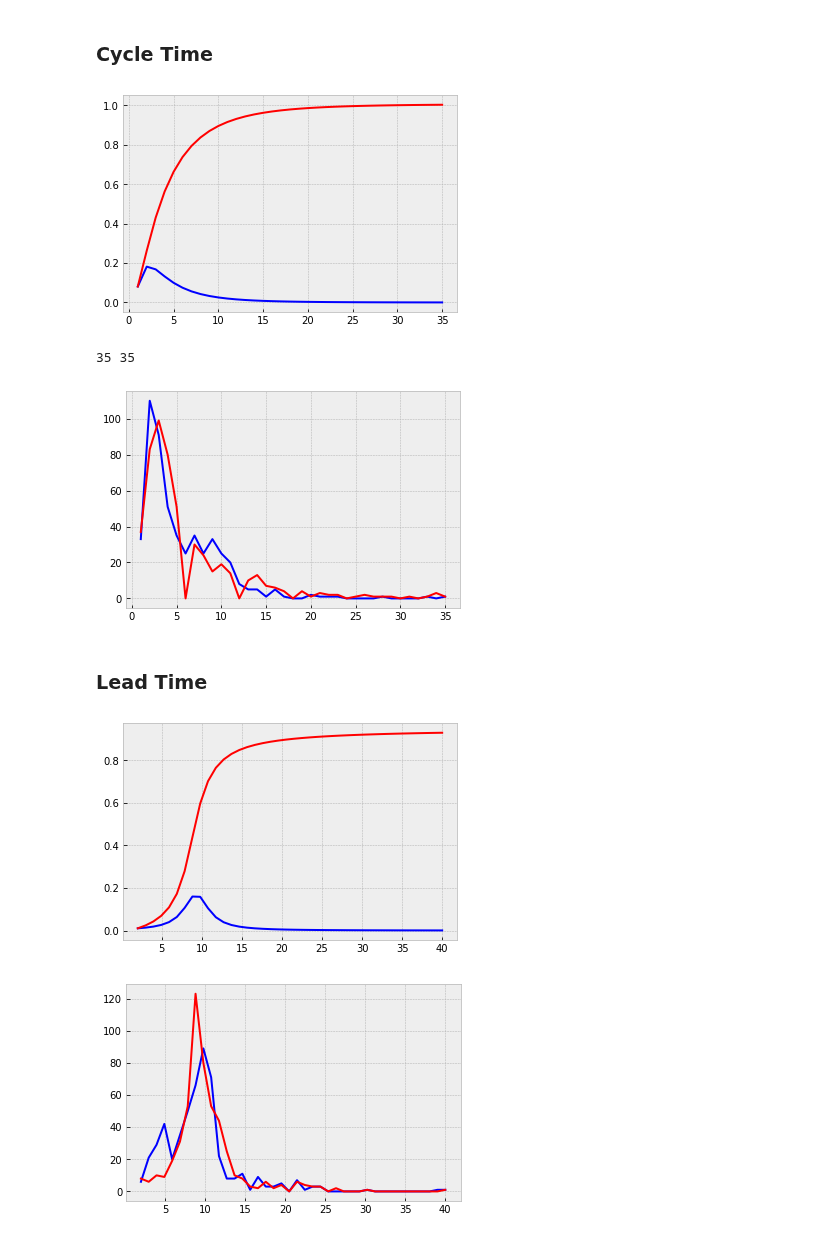
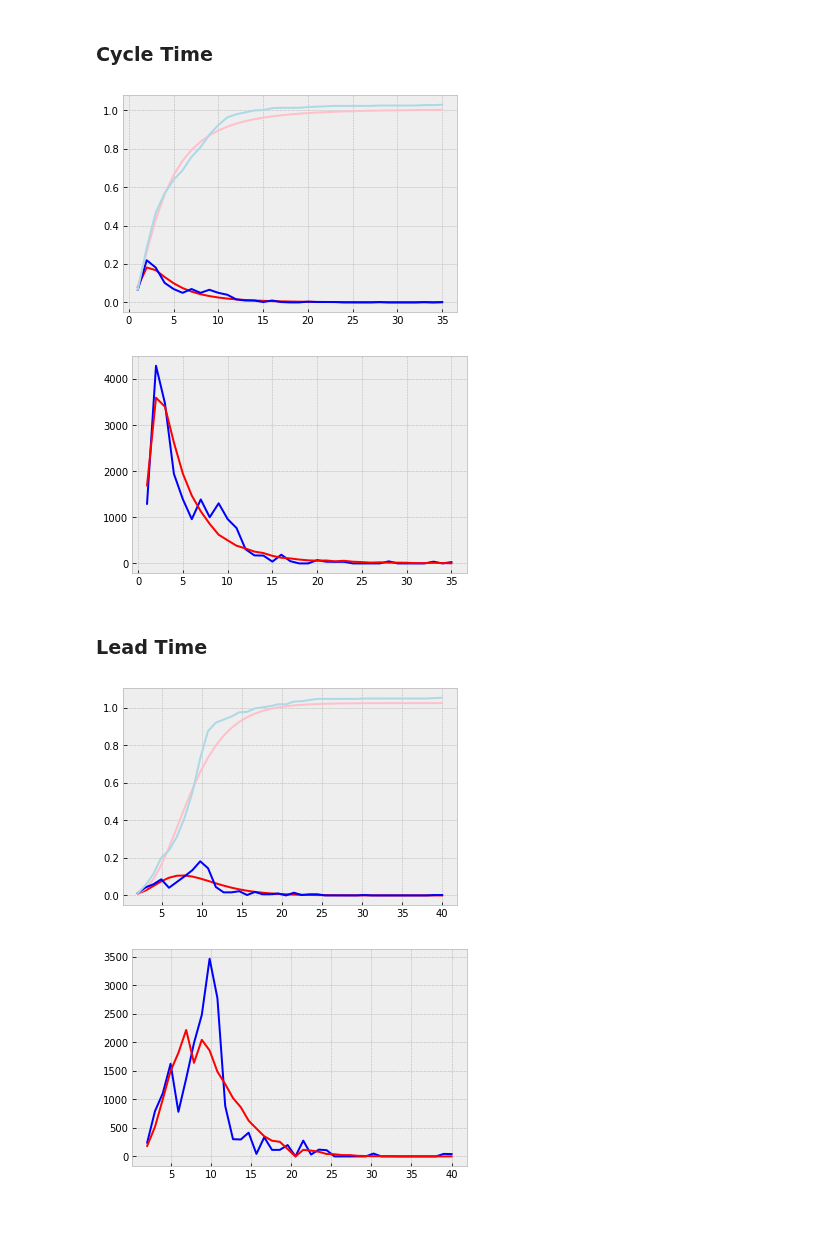
Before and after one commit to zkavtaskin/Lead-Time-Driven-Delivery-Simulation, a Jupyter notebook: Notebook/LittlePower.ipynb, the cells around one changed output. Saved outputs shown, nothing was run; the diff lists cells and outputs as text; code cells hidden in the pictures.

```diff
--- a/Notebook/LittlePower.ipynb
+++ b/Notebook/LittlePower.ipynb
@@ -157,33 +159,40 @@ For cycle time and lead time lognormal distributions are choosen as they should
 ### Cycle Time
 # %%
 from pylab import linspace
-import scipy.stats
+import scipy.stats as stats
 
-cycle_dist = scipy.stats.lognorm
+cycle_dist = stats.lognorm
 cycle_min = int(sprints.describe().CycleTime["min"])
 cycle_max = int(sprints.describe().CycleTime["max"])
 X = linspace(cycle_min, cycle_max, cycle_max)
+
 cycle_fitted = cycle_dist.pdf(X, *f_cycle.fitted_param['lognorm'])
 cycle_cumulative = np.cumsum(cycle_fitted)
-plt.plot(X, cycle_fitted, c='blue')
-plt.plot(X, cycle_cumulative, c='red')
+
+cycle_actual,  cycle_actual_bins = np.histogram(sprints["CycleTime"].values, bins=cycle_max, density=True)
+cycle_cumulative_actual = np.cumsum(cycle_actual)
+
+plt.plot(X, cycle_fitted, c='red')
+plt.plot(X, cycle_cumulative, c='pink')
+plt.plot(X, cycle_actual, c='blue')
+plt.plot(X, cycle_cumulative_actual, c='lightblue')
 plt.show()
 # %% [output]
-[figure, old version]
+[figure, new version]
 # %%
 cycle_fitted_discretized = np.copy(cycle_fitted)
 p_overflow = (cycle_cumulative[-1:]-1.0)[0]
 p_max_index = np.argmax(cycle_fitted)
 cycle_fitted_discretized[p_max_index] -= p_overflow
 
-actual, bins = np.histogram(sprints["CycleTime"], bins=cycle_max)
-simulated, bins = np.histogram(np.random.choice(X, 516, p=cycle_fitted_discretized), bins=cycle_max)
+actual_sample = np.random.choice(sprints["CycleTime"].values, 20000)
+actual, bins = np.histogram(actual_sample, bins=cycle_max)
 
-print(cycle_max, len(cycle_fitted_discretized))
+function_sample = np.random.choice(X, 20000, p=cycle_fitted_discretized)
+simulated, bins = np.histogram(function_sample, bins=cycle_max)
 
 plt.plot(X, actual, c='blue')
 plt.plot(X, simulated, c='red')
 plt.show()
 # %% [output]
-35 35
-[figure, old version]
+[figure, new version]
@@ -190,28 +202,36 @@ plt.show()
 # %% [markdown]
 ### Lead Time
 # %%
-lead_dist = scipy.stats.cauchy
+lead_dist = stats.lognorm
 lead_min = int(sprints.describe().LeadTime["min"])
 lead_max = int(sprints.describe().LeadTime["max"])
 X = linspace(lead_min, lead_max, lead_max)
-lead_fitted = lead_dist.pdf(X, *f_lead.fitted_param['cauchy'])
+
+lead_fitted = lead_dist.pdf(X, *f_lead.fitted_param['lognorm'])
 lead_cumulative = np.cumsum(lead_fitted)
-plt.plot(X, lead_fitted, c='blue')
-plt.plot(X, lead_cumulative, c='red')
+
+lead_actual, lead_actual_bins = np.histogram(sprints["LeadTime"].values, bins=lead_max, density=True)
+lead_cumulative_actual = np.cumsum(lead_actual)
+
+
+plt.plot(X, lead_fitted, c='red')
+plt.plot(X, lead_cumulative, c='pink')
+plt.plot(X, lead_actual, c='blue')
+plt.plot(X, lead_cumulative_actual, c='lightblue')
 plt.show()
 # %% [output]
-[figure, old version]
+[figure, new version]
 # %%
 lead_fitted_discretized = np.copy(lead_fitted)
 p_overflow = (lead_cumulative[-1:]-1.0)[0]
 p_max_index = np.argmax(lead_fitted)
 lead_fitted_discretized[p_max_index] -= p_overflow
 
-actual, bins = np.histogram(sprints["LeadTime"], bins=lead_max)
-simulated, bins = np.histogram(np.random.choice(X, 516, p=lead_fitted_discretized), bins=lead_max)
+actual, bins = np.histogram(np.random.choice(sprints["LeadTime"].values, 20000), bins=lead_max)
+simulated, bins = np.histogram(np.random.choice(X, 20000, p=lead_fitted_discretized), bins=lead_max)
 
 plt.plot(X, actual, c='blue')
 plt.plot(X, simulated, c='red')
 plt.show()
 # %% [output]
-[figure, old version]
+[figure, new version]
```
Also changed, not shown: parts of 3 cells of this notebook.
